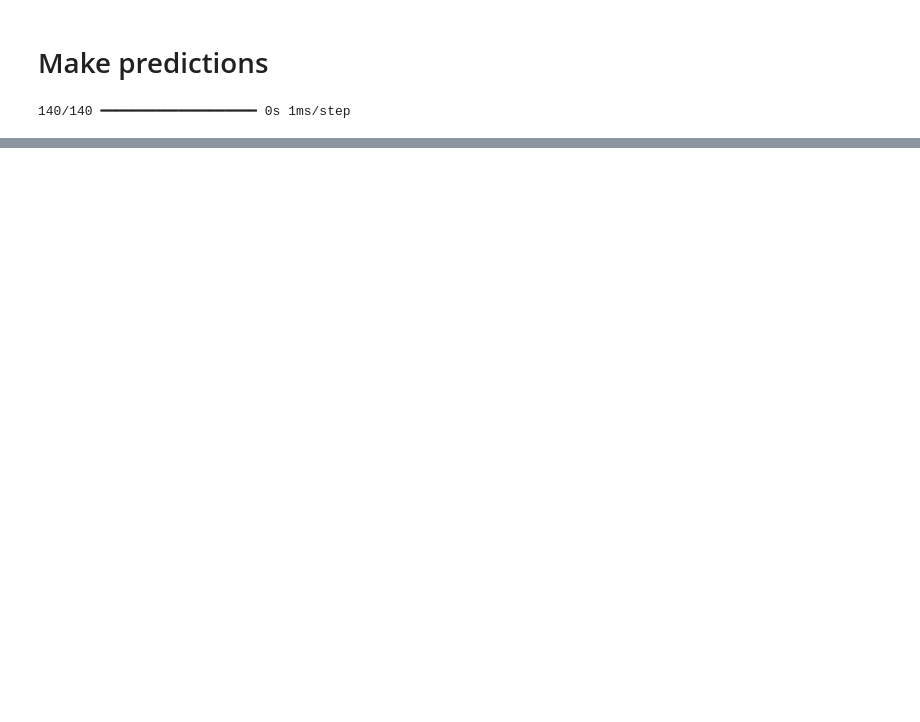
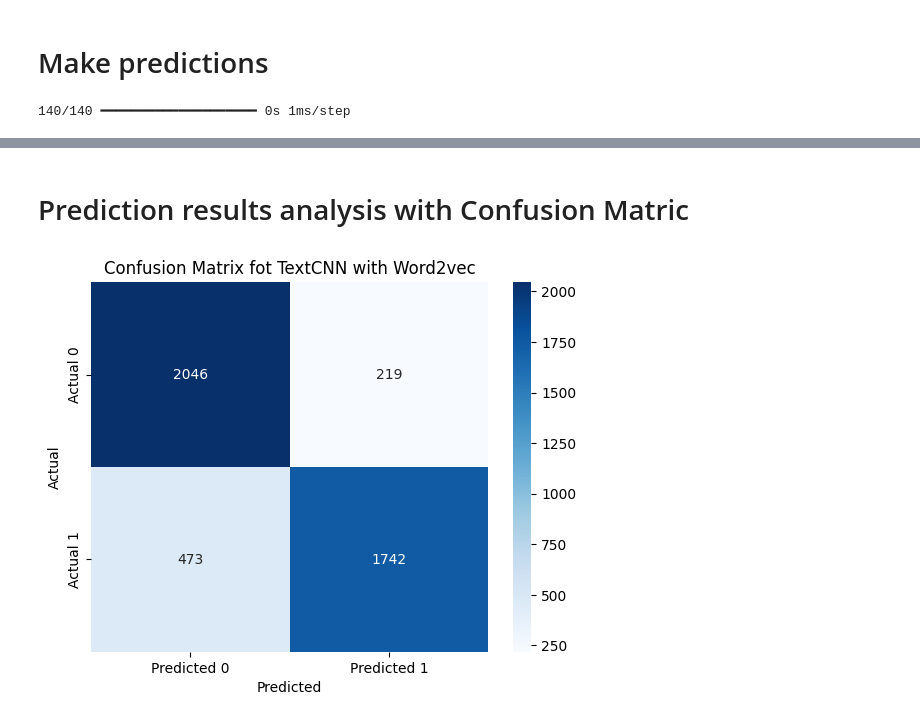
Before and after one commit to JeanMusenga/PhD-Thesis_2024_Musenga, a Jupyter notebook: TextCNN_with_Word2Vec.ipynb, the cells around one changed output, grey strips where cells are left out. Saved outputs shown, nothing was run; the diff lists cells and outputs as text; code cells hidden in the pictures; blank space fills up the shorter version.

```diff
--- a/TextCNN_with_Word2Vec.ipynb
+++ b/TextCNN_with_Word2Vec.ipynb
@@ -16,4 +16,4 @@ from tensorflow.keras.preprocessing.sequence import pad_sequences
 # %%
 file_path = './saved_file'
 file_path = ('posts.xlsx')
-arp_data = pd.read_excel(file_path, sheet_name='13,205 ARPs')
+arp_data = pd.read_excel(file_path)
@@ -166,0 +182,21 @@ model.save('word2vec_textcnn_model.h5')
+# %% [markdown]
+# Prediction results analysis with Confusion Matric
+# %%
+from sklearn.metrics import confusion_matrix
+import seaborn as sns
+import matplotlib.pyplot as plt
+
+# Ensure y_test is in binary format
+y_true_classes = y_test.argmax(axis=1)  # Convert y_test to binary labels
+
+# Compute the confusion matrix
+cm = confusion_matrix(y_true_classes, y_pred_classes)
+
+# Plot the confusion matrix as a heatmap
+sns.heatmap(cm, annot=True, fmt='d', cmap='Blues', xticklabels=['Predicted 0', 'Predicted 1'], yticklabels=['Actual 0', 'Actual 1'])
+plt.xlabel('Predicted')
+plt.ylabel('Actual')
+plt.title('Confusion Matrix fot TextCNN with Word2vec')
+plt.show()
+# %% [output]
+[figure, added]
```
Also changed, not shown: parts of 7 cells of this notebook.
